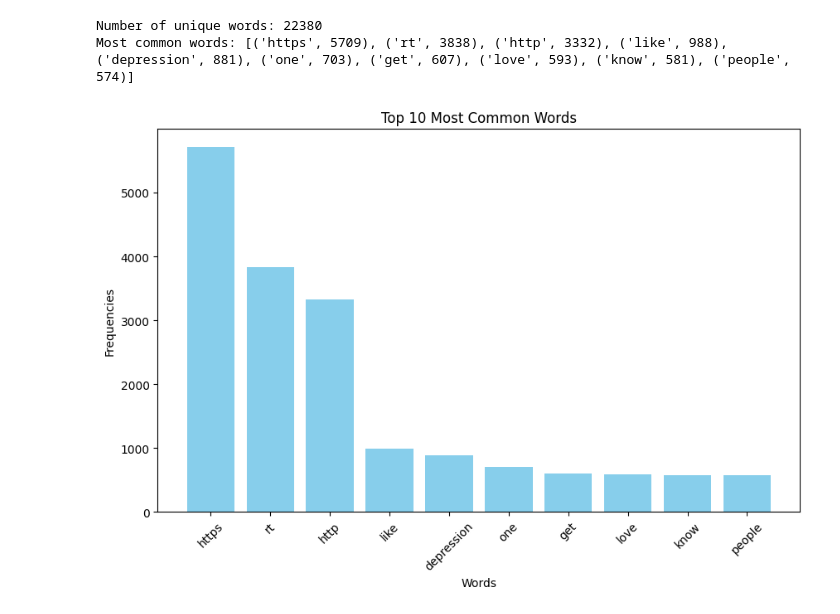
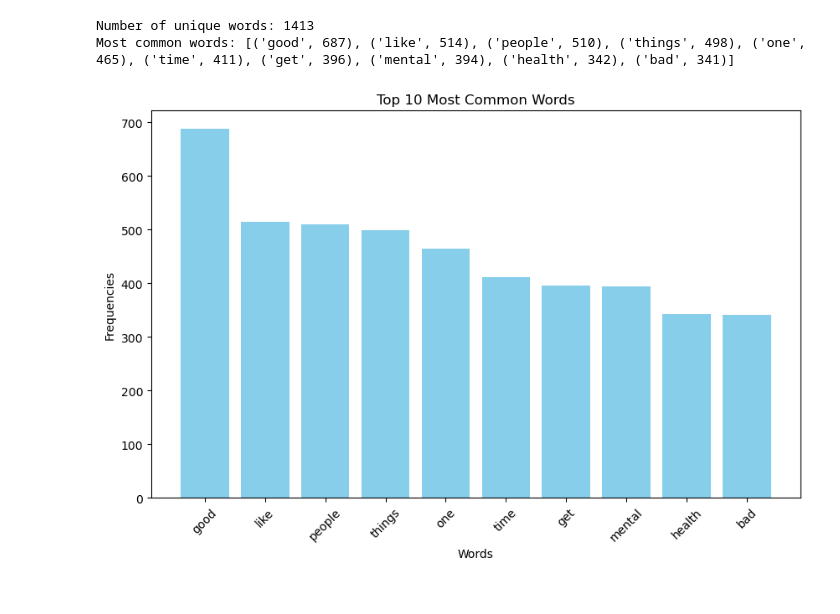
Before and after one commit to shree1808/Depression_prediction_based_on_tweets, a Jupyter notebook: Notebook/depression_prediction.ipynb, the cells around one changed output. Drawn from its saved outputs; the diff is of its cells as text; code cells hidden in the pictures.

```diff
--- a/Notebook/depression_prediction.ipynb
+++ b/Notebook/depression_prediction.ipynb
@@ -45,4 +27,5 @@ main_df
 # %%
-df = main_df[['post_text','label']]
+df = main_df[['comment_id', 'comment_body']]
+
 df.head()
 # %% [output]
@@ -62,12 +48,12 @@ dtype: int64
 # %%
 # Character count
-max_len = max(df['post_text'].apply(len))
+max_len = max(df['comment_body'].apply(len))
 print(f'Maximum Character Length in the Corpus :: {max_len}')
 
-min_len = min(df['post_text'].apply(len))
+min_len = min(df['comment_body'].apply(len))
 print(f'Minimum Character Length in the Corpus :: {min_len}')
 
-df['char_count'] = df['post_text'].apply(len)
-df['word_count'] = df['post_text'].apply(lambda x: len(sent_tokenize(x)))
-df['sentence_count'] = df['post_text'].apply(lambda x: len(sent_tokenize(x)))
+df['char_count'] = df['comment_body'].apply(len)
+df['word_count'] = df['comment_body'].apply(lambda x: len(sent_tokenize(x)))
+df['sentence_count'] = df['comment_body'].apply(lambda x: len(sent_tokenize(x)))
 # %% [output]
@@ -94,31 +80,31 @@ plt.show()
 # %%
-all_words = ' '.join(df['post_text']).lower()
+all_words = ' '.join(df['comment_body']).lower()
 tokens = word_tokenize(all_words)
 tokens = [word for word in tokens if word.isalnum() and word not in stopwords.words('english')]
 
 # Counting unique words
 unique_words = set(tokens)
 print(f'Number of unique words: {len(unique_words)}')
 
 # Identifying the most common words and their frequencies
 word_freq = Counter(tokens)
 common_words = word_freq.most_common(10)
 print('Most common words:', common_words)
 
 words, frequencies = zip(*common_words)
 
 # Visualizing the common words
 plt.figure(figsize=(10, 6))
 plt.bar(words, frequencies, color='skyblue')
 plt.xlabel('Words')
 plt.ylabel('Frequencies')
 plt.title('Top 10 Most Common Words')
 plt.xticks(rotation=45)
 plt.show()
 # %% [output]
-Number of unique words: 22380
-Most common words: [('https', 5709), ('rt', 3838), ('http', 3332), ('like', 988), ('depression', 881), ('one', 703), ('get', 607), ('love', 593), ('know', 581), ('people', 574)]
+Number of unique words: 1413
+Most common words: [('good', 687), ('like', 514), ('people', 510), ('things', 498), ('one', 465), ('time', 411), ('get', 396), ('mental', 394), ('health', 342), ('bad', 341)]
-[figure, old version]
+[figure, new version]
 # %%
 def preprocess_text(text):
     text = text.lower()
```
Also changed, not shown: parts of 30 cells of this notebook, 6 other files.
